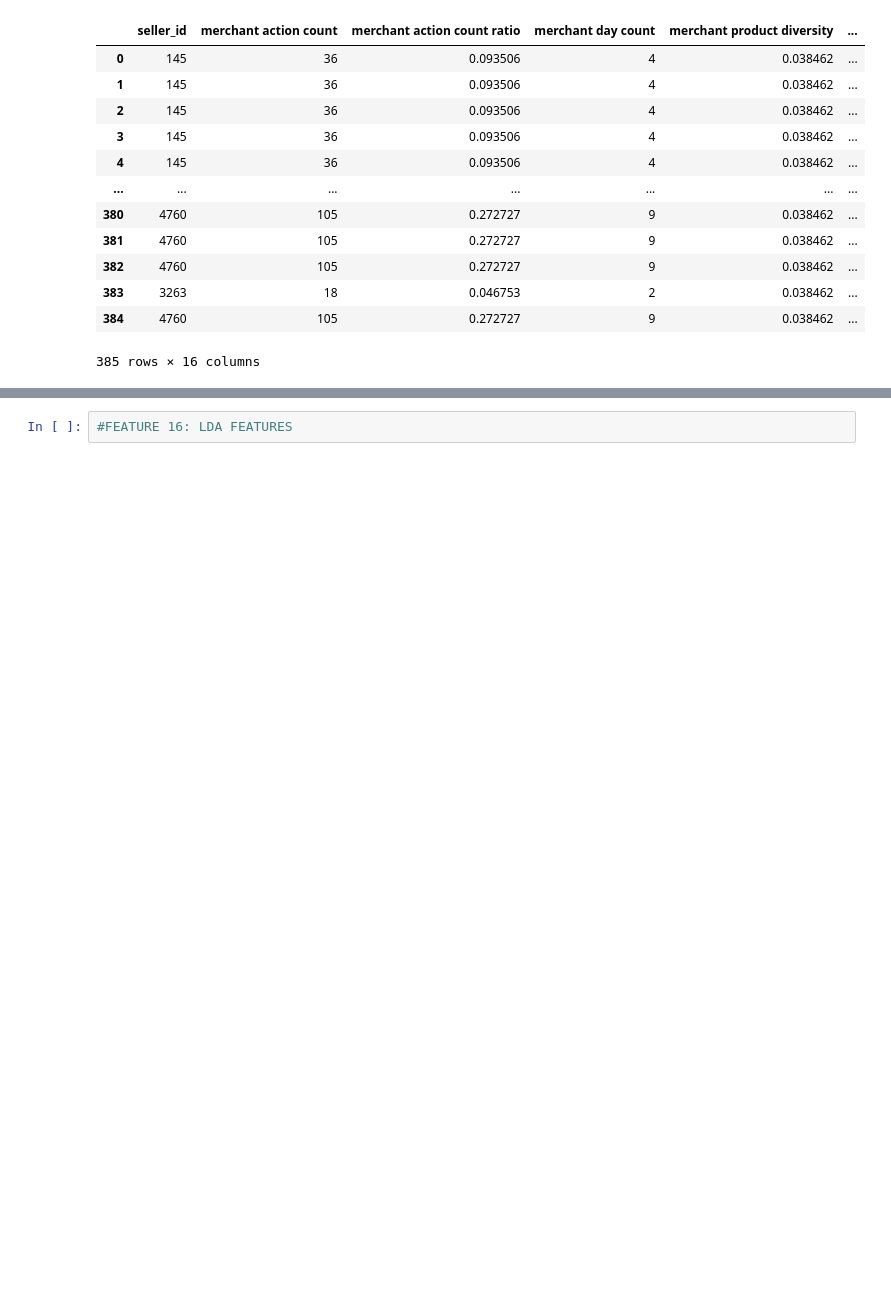
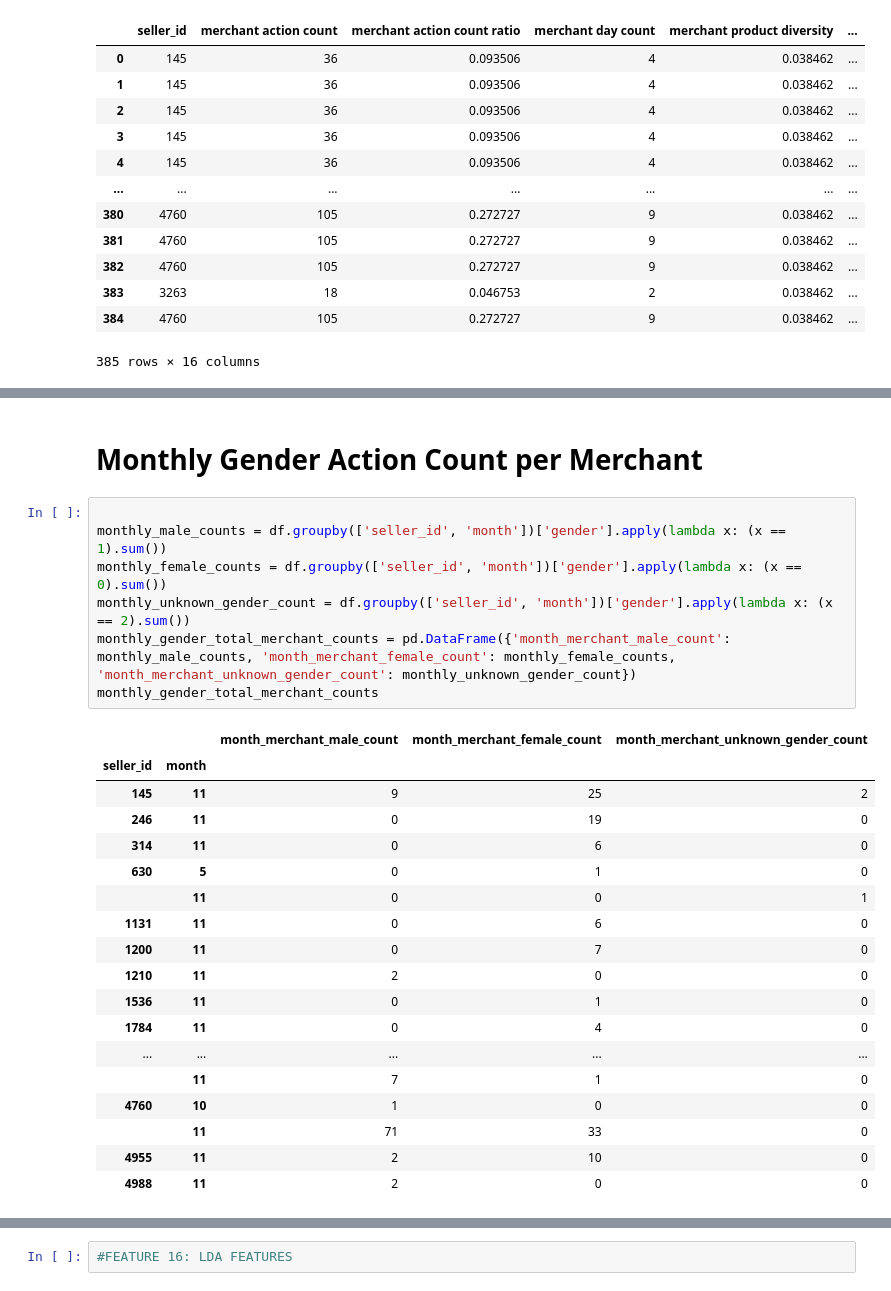
Before and after one commit to MrAlphalfa97/CECS_550, a Jupyter notebook: data_format1/Merchant Profile.ipynb, the cells around one changed output, grey strips where cells are left out. Drawn from its saved outputs; the diff is of its cells as text; blank space fills up the shorter version.

```diff
--- a/data_format1/Merchant Profile.ipynb
+++ b/data_format1/Merchant Profile.ipynb
@@ -976,0 +1113,28 @@ df_merchant
+# %% [markdown]
+# Monthly Gender Action Count per Merchant
+# %%
+
+monthly_male_counts = df.groupby(['seller_id', 'month'])['gender'].apply(lambda x: (x == 1).sum())
+monthly_female_counts = df.groupby(['seller_id', 'month'])['gender'].apply(lambda x: (x == 0).sum())
+monthly_unknown_gender_count = df.groupby(['seller_id', 'month'])['gender'].apply(lambda x: (x == 2).sum())
+monthly_gender_total_merchant_counts = pd.DataFrame({'month_merchant_male_count': monthly_male_counts, 'month_merchant_female_count': monthly_female_counts, 'month_merchant_unknown_gender_count': monthly_unknown_gender_count})
+monthly_gender_total_merchant_counts
+# %% [output]
+|  |  | month_merchant_male_count | month_merchant_female_count | month_merchant_unknown_gender_count |
+| seller_id | month |  |  |  |
+| 145 | 11 | 9 | 25 | 2 |
+| 246 | 11 | 0 | 19 | 0 |
+| 314 | 11 | 0 | 6 | 0 |
+| 630 | 5 | 0 | 1 | 0 |
+|  | 11 | 0 | 0 | 1 |
+| 1131 | 11 | 0 | 6 | 0 |
+| 1200 | 11 | 0 | 7 | 0 |
+| 1210 | 11 | 2 | 0 | 0 |
+| 1536 | 11 | 0 | 1 | 0 |
+| 1784 | 11 | 0 | 4 | 0 |
+| ... | ... | ... | ... | ... |
+|  | 11 | 7 | 1 | 0 |
+| 4760 | 10 | 1 | 0 | 0 |
+|  | 11 | 71 | 33 | 0 |
+| 4955 | 11 | 2 | 10 | 0 |
+| 4988 | 11 | 2 | 0 | 0 |
```
Also changed, not shown: parts of 30 cells of this notebook, 1 other file.
